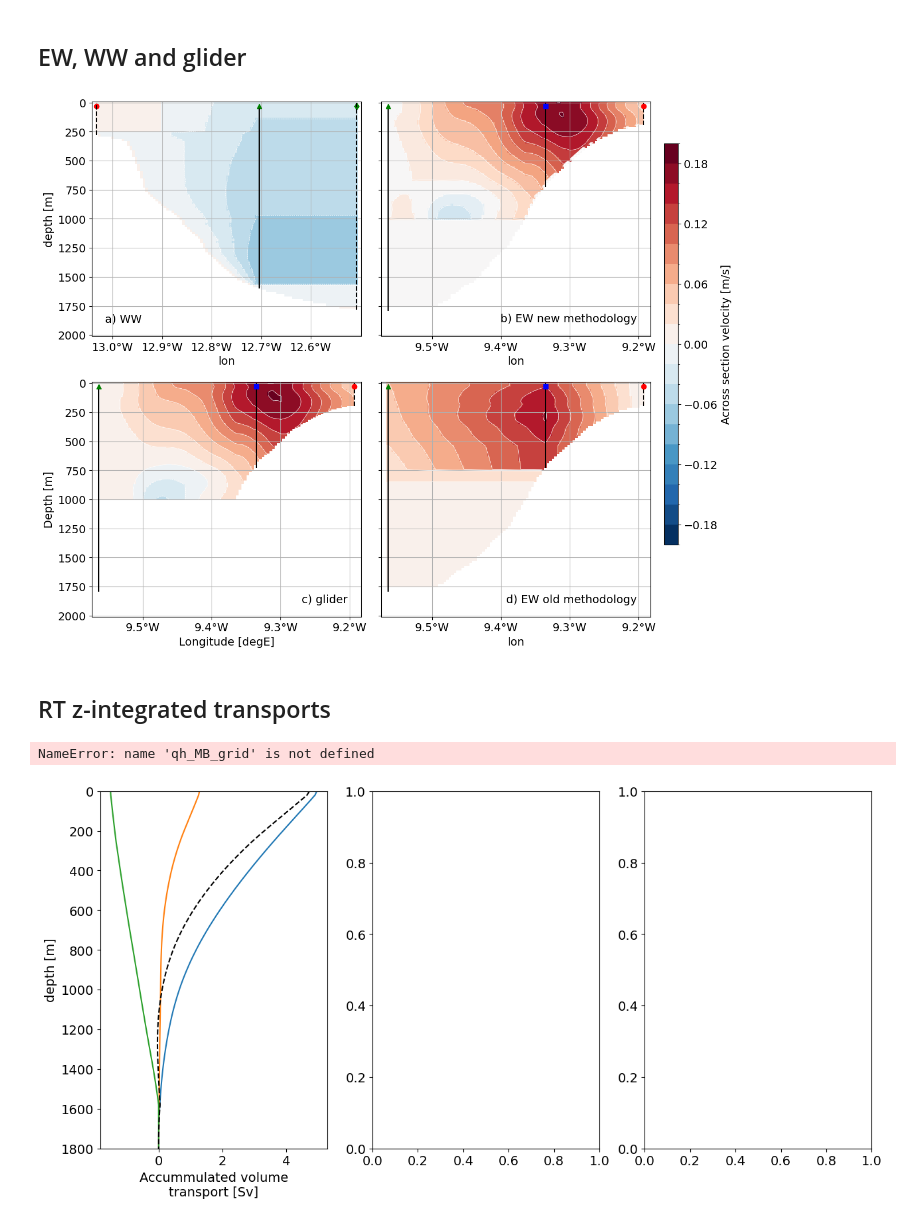
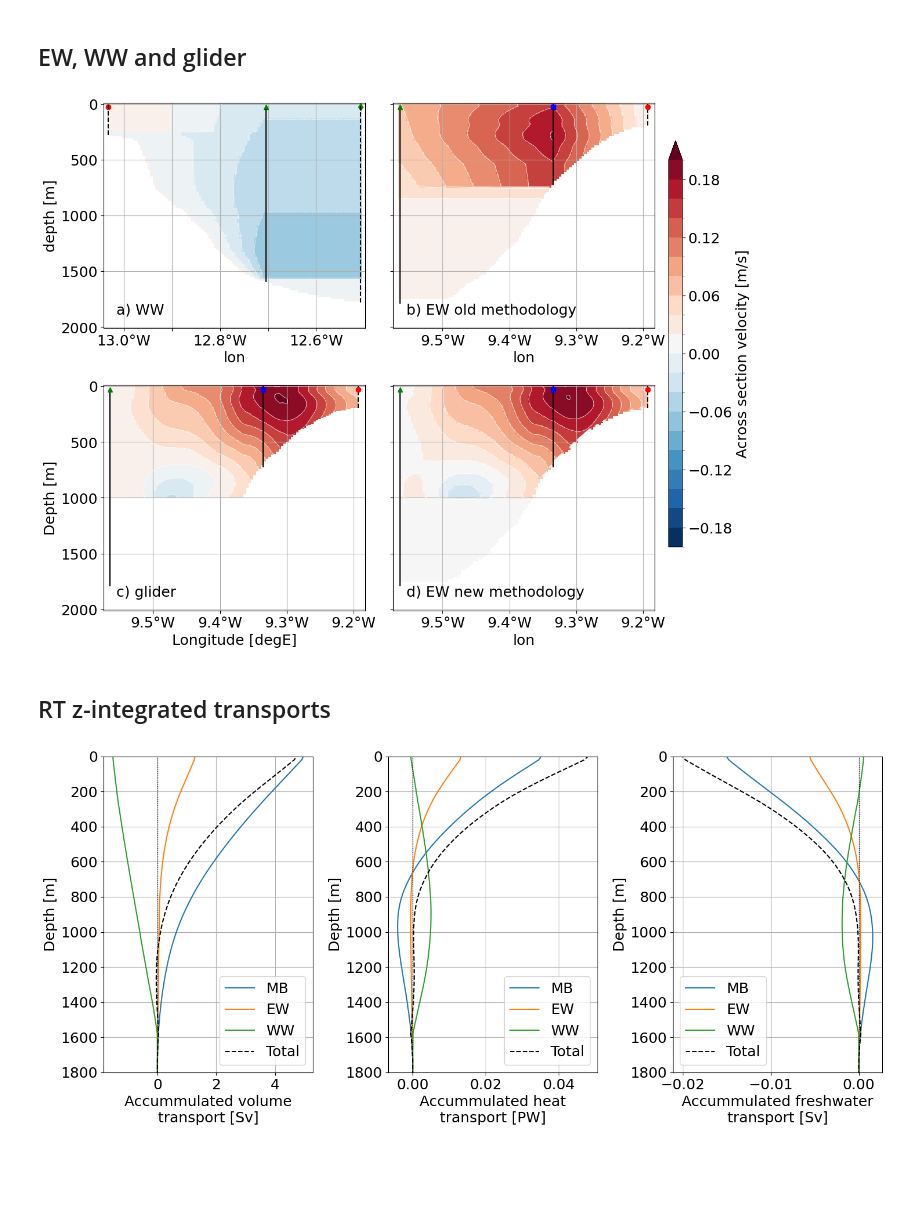
Before and after one commit to ScotMarPhys/Rockall_Trough_Transports, a Jupyter notebook: notebooks/3.1_Rockall_Trough_plot_results.ipynb, the cells around one changed output. Cells and saved outputs as stored; diff of their text form; code cells hidden in the pictures; blank space fills up the shorter version.

Commit message:
Worked on figures

```diff
--- a/notebooks/3.1_Rockall_Trough_plot_results.ipynb
+++ b/notebooks/3.1_Rockall_Trough_plot_results.ipynb
@@ -377,6 +377,11 @@ fig.savefig(f'{fig_out_path}Rockall_Trough_mean_sections_{date_str_start}_{date_
 [figure]
 # %% [markdown]
 ## EW, WW and glider
+# %%
+fs=18
+font = {'weight' : 'normal',
+        'size'   : fs}
+plt.rc('font', **font)
 # %%
 v_glider = ds_glider.vcur
 v_glider['depth']=abs(v_glider.depth)
@@ -388,7 +393,7 @@ v_old=(ds_q_RTEW_old.q/(ds_q_RTEW_old.dx*ds_q_RTEW_old.dz))
 #EW ds_q_RT.v.sel(lon=ds_q_RTEW.lon).mean('time').plot()
 
 xticks_WW = np.arange(-13.,RT_loc.lon_RTWB,.1)
-xticklabels_WW = ['13.0°W','12.9°W','12.8°W','12.7°W','12.6°W']
+xticklabels_WW = ['13.0°W',' ','12.8°W',' ','12.6°W']
 
 xticks_EW = np.arange(-9.5,RT_loc.lon_RTES,.1)
 xticklabels_EW = ['9.5°W','9.4°W','9.3°W','9.2°W']
@@ -416,23 +421,24 @@ ax.vlines(RT_loc.lon_RTWB1,-ds_q_RT.bathy.sel(lon=RT_loc.lon_RTWB1,method='neare
 
 ax.set_xlim([RT_loc.lon_RTWS-0.01,RT_loc.lon_RTWB+0.01])
 ax.set_xticks(xticks_WW)
-ax.set_xticklabels(xticklabels_WW,fontsize=14)
+ax.set_xticklabels(xticklabels_WW,fontsize=fs)
 
 ax.text(0.05, 0.05,f'a) WW',
         transform=ax.transAxes, fontsize=fs,
          verticalalignment='bottom',horizontalalignment='left')
 
 ax = axs[0,1]
-v = ds_q_RT.v.sel(lon=ds_q_RTEW.lon).mean('time')
+v = v_old.mean('time')
 im_hdl = v.plot(
     x='lon',ax=ax,add_colorbar=False,yincrease=False,
     vmin=vmin,vmax=vmax,levels=levs,cmap='RdBu_r')
 v.plot.contour(ax=ax,x='lon',colors='w',linewidths=.5,
                yincrease=False,
                vmin=vmin,vmax=vmax,levels=levs)
-ax.text(0.95, 0.05,f'b) EW new methodology',
+
+ax.text(0.05, 0.05,f'b) EW old methodology',
         transform=ax.transAxes, fontsize=fs,
-         verticalalignment='bottom',horizontalalignment='right')
+         verticalalignment='bottom',horizontalalignment='left')
 
 ax = axs[1,0]
 v = v_glider.mean('time')
@@ -442,22 +448,21 @@ im_hdl = v.plot(
 v.plot.contour(ax=ax,x='lon',colors='w',linewidths=.5,
                yincrease=False,
                vmin=vmin,vmax=vmax,levels=levs)
-ax.text(0.95, 0.05,f'c) glider',
+ax.text(0.05, 0.05,f'c) glider',
         transform=ax.transAxes, fontsize=fs,
-         verticalalignment='bottom',horizontalalignment='right')
+         verticalalignment='bottom',horizontalalignment='left')
 
 ax = axs[1,1]
-v = v_old.mean('time')
+v = ds_q_RT.v.sel(lon=ds_q_RTEW.lon).mean('time')
 im_hdl = v.plot(
     x='lon',ax=ax,add_colorbar=False,yincrease=False,
     vmin=vmin,vmax=vmax,levels=levs,cmap='RdBu_r')
 v.plot.contour(ax=ax,x='lon',colors='w',linewidths=.5,
                yincrease=False,
                vmin=vmin,vmax=vmax,levels=levs)
-
-ax.text(0.95, 0.05,f'd) EW old methodology',
+ax.text(0.05, 0.05,f'd) EW new methodology',
         transform=ax.transAxes, fontsize=fs,
-         verticalalignment='bottom',horizontalalignment='right')
+         verticalalignment='bottom',horizontalalignment='left')
 
 for i,ax in enumerate(axs.flat):
     ax.grid()
@@ -472,7 +477,7 @@ for i,ax in enumerate(axs.flat):
 
         ax.set_xlim([RT_loc.lon_RTEB-0.01,RT_loc.lon_RTES+0.01])
         ax.set_xticks(xticks_EW)
-        ax.set_xticklabels(xticklabels_EW,fontsize=14)
+        ax.set_xticklabels(xticklabels_EW,fontsize=fs)
 
     if i==1 or i==3:
         ax.set_ylabel('')
@@ -481,45 +486,51 @@ fig.subplots_adjust(right=0.90)
 cbar_ax = fig.add_axes([0.92, 0.2, 0.02, 0.7])
 cb =fig.colorbar(im_hdl, cax=cbar_ax)
 cb.set_label('Across section velocity [m/s]')
+
+fig.savefig(f'{fig_out_path}Rockall_Trough_WW_EW_glider_mean_section_{date_str_start}_{date_str_end}_{fn_version}.png',dpi=300,bbox_inches='tight')
 # %% [output]
-[figure, old version]
+[figure, new version]
 # %% [markdown]
 ## RT z-integrated transports
+# %%
+# Compute fluxes in each cell
+qh_MB,qf_MB,qS_MB = rtf.calc_fluxes(ds_q_RTMB)
+qh_WW,qf_WW,qS_WW = rtf.calc_fluxes(ds_q_RTWW)
+qh_EW,qf_EW,qS_EW = rtf.calc_fluxes(ds_q_RTEW)
 # %%
 fig,axs = plt.subplots(1,3,figsize=[15,7])
 ax=axs[0]
 (ds_q_RTMB.q.sum('lon')/1e6).mean(['time']).reindex(depth=ds_q_RTMB.depth[::-1]).cumsum('depth').plot(y='depth',ylim=[1800,0],label='MB',ax=ax)
 (ds_q_RTEW.q.sum('lon')/1e6).mean(['time']).reindex(depth=ds_q_RTEW.depth[::-1]).cumsum('depth').plot(y='depth',label='EW',ax=ax)
 (ds_q_RTWW.q.sum('lon')/1e6).mean(['time']).reindex(depth=ds_q_RTWW.depth[::-1]).cumsum('depth').plot(y='depth',label='WW',ax=ax)
 (ds_q_RT.q.sum('lon')/1e6).mean(['time']).reindex(depth=ds_q_RT.depth[::-1]).cumsum('depth').plot(y='depth',label='Total',color='k',ls='--',ax=ax)
 ax.set_xlabel('Accummulated volume\ntransport [Sv]')
 
 ax=axs[1]
-(qh_MB_grid.sum('lon_MB')/1e15).mean(['TIME']).reindex(depth=qh_MB_grid.depth[::-1]).cumsum('depth').plot(y='depth',ylim=[1800,0],label='MB',ax=ax)
-(qh_EW.sum('lon_EW')/1e15).mean(['TIME']).reindex(depth=qh_EW.depth[::-1]).cumsum('depth').plot(y='depth',label='EW',ax=ax)
-(qh_WW.sum('lon_WW')/1e15).mean(['TIME']).reindex(depth=qh_WW.depth[::-1]).cumsum('depth').plot(y='depth',label='WW',ax=ax)
-total = ((qh_MB_grid.sum('lon_MB')+qh_WW.sum('lon_WW')+(qh_EW.sum('lon_EW')))/1e15)
-total.mean(['TIME']).reindex(depth=total.depth[::-1]).cumsum('depth').plot(y='depth',label='Total',color='k',ls='--',ax=ax)
+(qh_MB.sum('lon')/1e15).mean(['time']).reindex(depth=qh_MB.depth[::-1]).cumsum('depth').plot(y='depth',ylim=[1800,0],label='MB',ax=ax)
+(qh_EW.sum('lon')/1e15).mean(['time']).reindex(depth=qh_EW.depth[::-1]).cumsum('depth').plot(y='depth',label='EW',ax=ax)
+(qh_WW.sum('lon')/1e15).mean(['time']).reindex(depth=qh_WW.depth[::-1]).cumsum('depth').plot(y='depth',label='WW',ax=ax)
+total = ((qh_MB.sum('lon')+qh_WW.sum('lon')+(qh_EW.sum('lon')))/1e15)
+total.mean(['time']).reindex(depth=total.depth[::-1]).cumsum('depth').plot(y='depth',label='Total',color='k',ls='--',ax=ax)
 ax.set_xlabel('Accummulated heat\ntransport [PW]')
 
 ax=axs[2]
-(qf_MB_grid.sum('lon_MB')/1e6).mean(['TIME']).reindex(depth=qf_MB_grid.depth[::-1]).cumsum('depth').plot(y='depth',ylim=[1800,0],label='MB',ax=ax)
-(qf_EW.sum('lon_EW')/1e6).mean(['TIME']).reindex(depth=qf_EW.depth[::-1]).cumsum('depth').plot(y='depth',label='EW',ax=ax)
-(qf_WW.sum('lon_WW')/1e6).mean(['TIME']).reindex(depth=qf_WW.depth[::-1]).cumsum('depth').plot(y='depth',label='WW',ax=ax)
-total = ((qf_MB_grid.sum('lon_MB')+qf_WW.sum('lon_WW')+(qf_EW.sum('lon_EW')))/1e6)
-total.mean(['TIME']).reindex(depth=total.depth[::-1]).cumsum('depth').plot(y='depth',label='Total',color='k',ls='--',ax=ax)
+(qf_MB.sum('lon')/1e6).mean(['time']).reindex(depth=qf_MB.depth[::-1]).cumsum('depth').plot(y='depth',ylim=[1800,0],label='MB',ax=ax)
+(qf_EW.sum('lon')/1e6).mean(['time']).reindex(depth=qf_EW.depth[::-1]).cumsum('depth').plot(y='depth',label='EW',ax=ax)
+(qf_WW.sum('lon')/1e6).mean(['time']).reindex(depth=qf_WW.depth[::-1]).cumsum('depth').plot(y='depth',label='WW',ax=ax)
+total = ((qf_MB.sum('lon')+qf_WW.sum('lon')+(qf_EW.sum('lon')))/1e6)
+total.mean(['time']).reindex(depth=total.depth[::-1]).cumsum('depth').plot(y='depth',label='Total',color='k',ls='--',ax=ax)
 ax.set_xlabel('Accummulated freshwater\ntransport [Sv]')
 
 
 for ax in axs:
     ax.axvline(0,ls=':',color='k',lw='1')
     ax.legend()
     ax.set_ylabel('Depth [m]')
     ax.grid()
     ax.set_title('')
 plt.tight_layout()
 
 fig.savefig(f'{fig_out_path}Rockall_Trough_depth_accumulated_mean_transports_{date_str_start}_{date_str_end}_{fn_version}.png',dpi=300,bbox_inches='tight')
 # %% [output]
-NameError: name 'qh_MB_grid' is not defined
-[figure, old version]
+[figure, new version]
```
Also changed, not shown: 4 other files.
